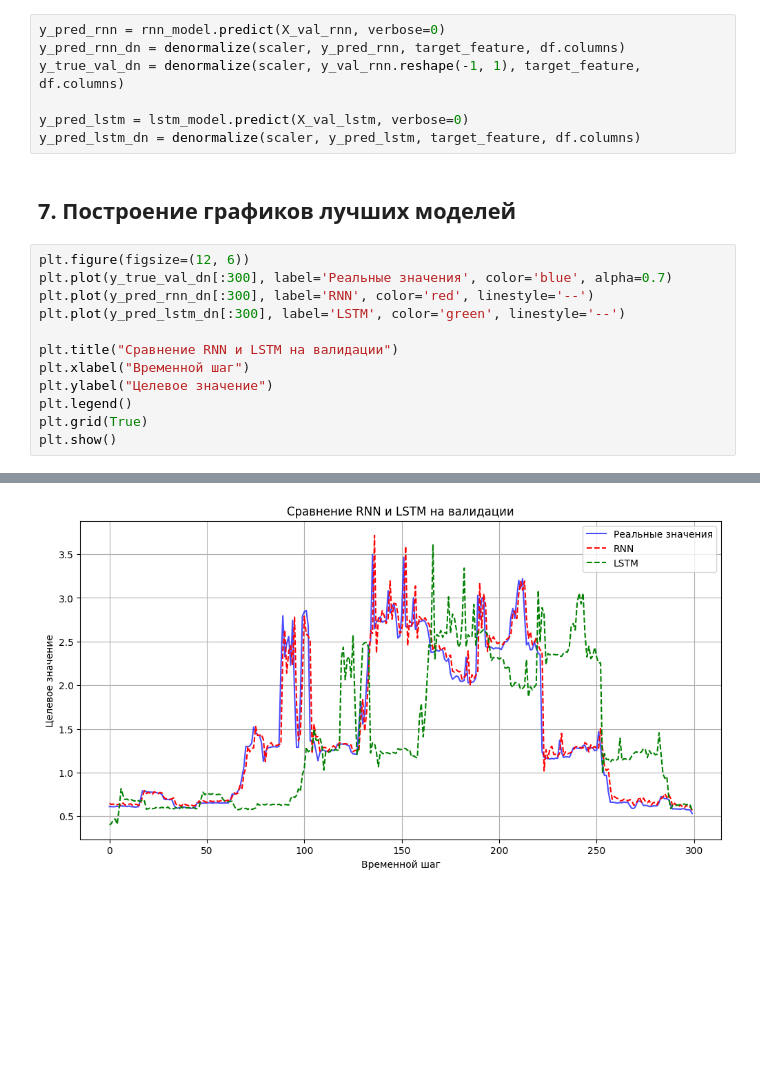
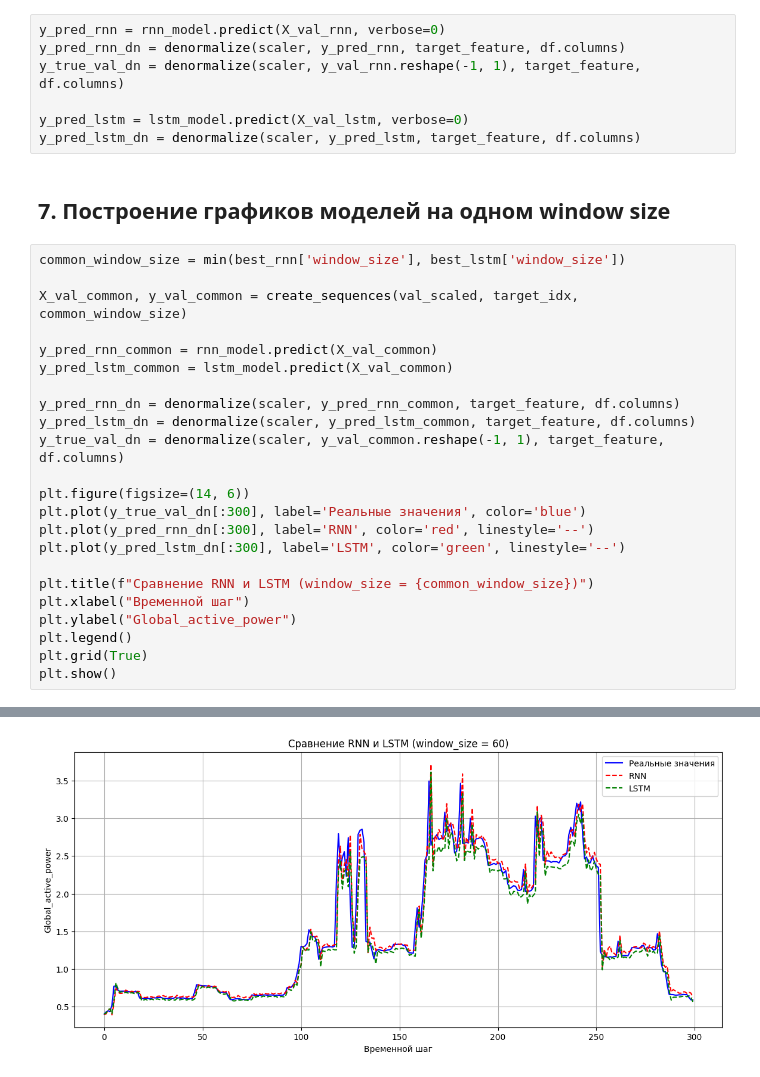
Before and after one commit to saitovmarat/Energy-Forecast, a Jupyter notebook: notebooks/rnn_lstm_hyperparameter_comparison.ipynb, the cells around one changed output, grey strips where cells are left out. Drawn from its saved outputs; the diff is of its cells as text; blank space fills up the shorter version.

Commit message:
сhanged the rendering of the graph

```diff
--- a/notebooks/rnn_lstm_hyperparameter_comparison.ipynb
+++ b/notebooks/rnn_lstm_hyperparameter_comparison.ipynb
@@ -218,16 +218,27 @@ y_true_val_dn = denormalize(scaler, y_val_rnn.reshape(-1, 1), target_feature, df
 y_pred_lstm = lstm_model.predict(X_val_lstm, verbose=0)
 y_pred_lstm_dn = denormalize(scaler, y_pred_lstm, target_feature, df.columns)
 # %% [markdown]
-## 7. Построение графиков лучших моделей
+## 7. Построение графиков моделей на одном window size
 # %%
-plt.figure(figsize=(12, 6))
-plt.plot(y_true_val_dn[:300], label='Реальные значения', color='blue', alpha=0.7)
+common_window_size = min(best_rnn['window_size'], best_lstm['window_size'])
+
+X_val_common, y_val_common = create_sequences(val_scaled, target_idx, common_window_size)
+
+y_pred_rnn_common = rnn_model.predict(X_val_common)
+y_pred_lstm_common = lstm_model.predict(X_val_common)
+
+y_pred_rnn_dn = denormalize(scaler, y_pred_rnn_common, target_feature, df.columns)
+y_pred_lstm_dn = denormalize(scaler, y_pred_lstm_common, target_feature, df.columns)
+y_true_val_dn = denormalize(scaler, y_val_common.reshape(-1, 1), target_feature, df.columns)
+
+plt.figure(figsize=(14, 6))
+plt.plot(y_true_val_dn[:300], label='Реальные значения', color='blue')
 plt.plot(y_pred_rnn_dn[:300], label='RNN', color='red', linestyle='--')
 plt.plot(y_pred_lstm_dn[:300], label='LSTM', color='green', linestyle='--')
 
-plt.title("Сравнение RNN и LSTM на валидации")
+plt.title(f"Сравнение RNN и LSTM (window_size = {common_window_size})")
 plt.xlabel("Временной шаг")
-plt.ylabel("Целевое значение")
+plt.ylabel("Global_active_power")
 plt.legend()
 plt.grid(True)
 plt.show()
@@ -235 +248 @@ plt.show()
-[figure, old version]
+[figure, new version]
```
Also changed, not shown: parts of 1 cell of this notebook.
